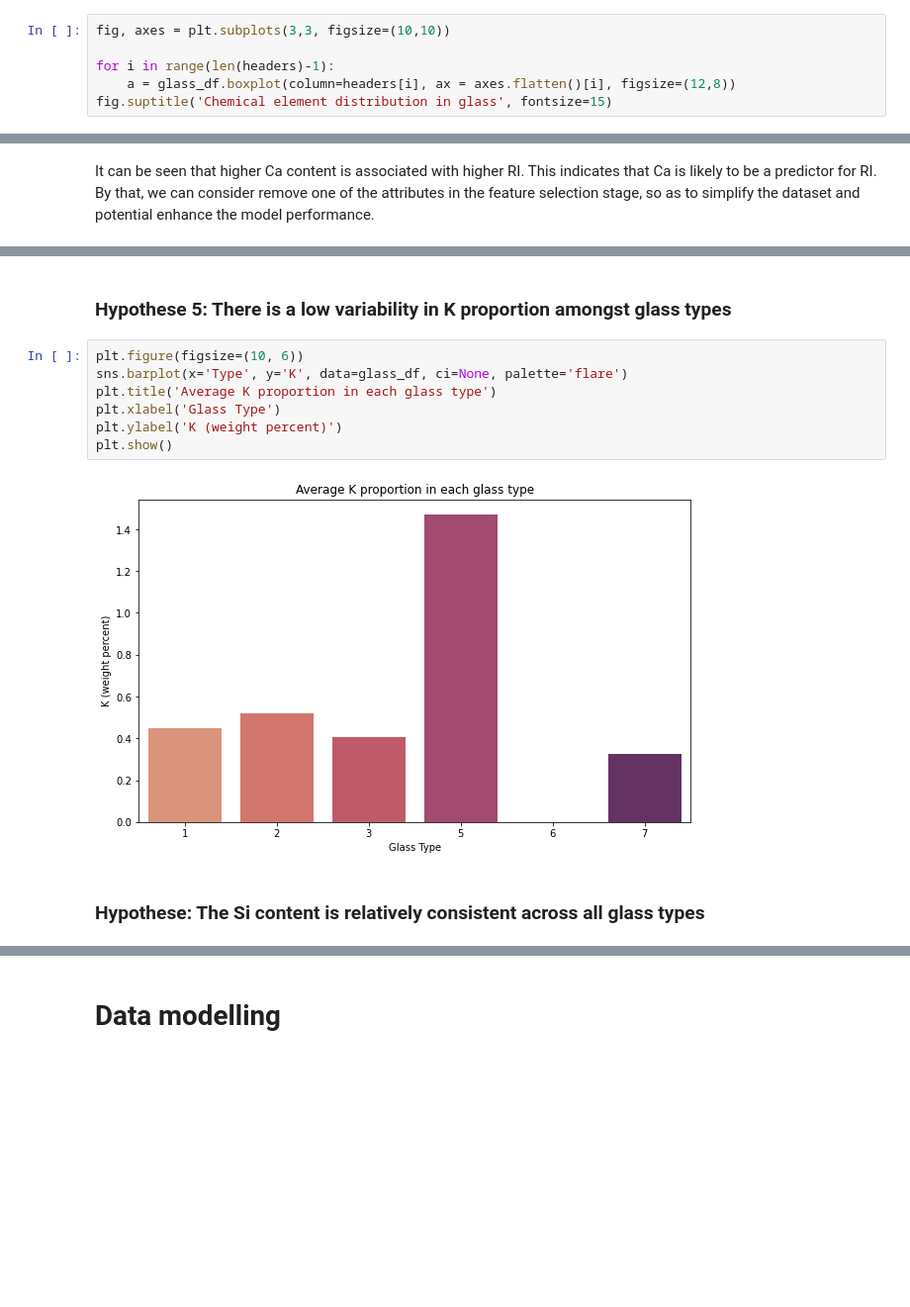
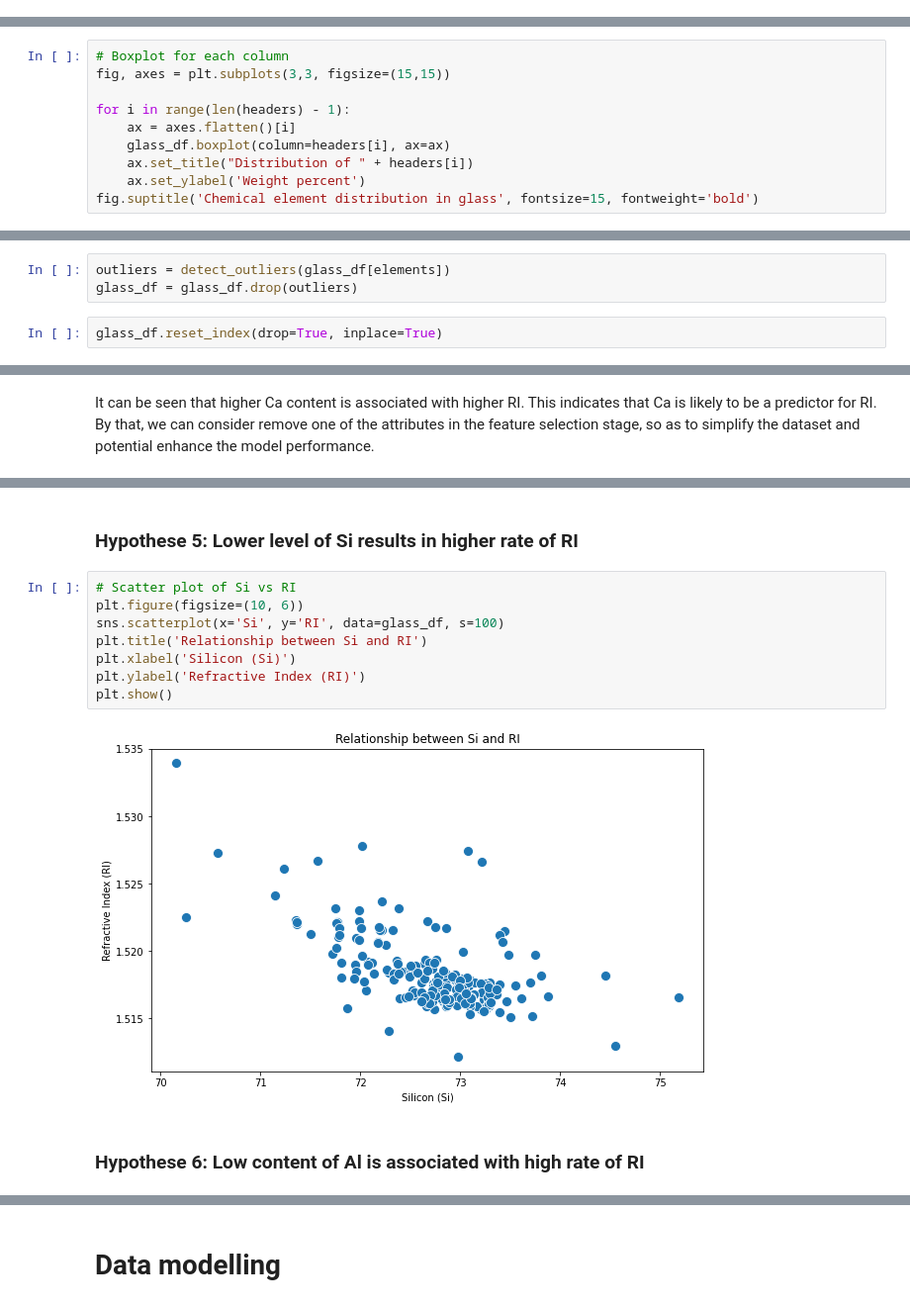
Before and after one commit to xian-94/ds_asm2_clustering, a Jupyter notebook: assignment2.ipynb, the cells around one changed output, grey strips where cells are left out. Shown at 99% size. Drawn from its saved outputs; the diff is of its cells as text; blank space fills up the shorter version.

```diff
--- a/assignment2.ipynb
+++ b/assignment2.ipynb
@@ -70,6 +88,0 @@ We further detects impossible values and outliers in the dataset using boxplot.
-# %%
-fig, axes = plt.subplots(3,3, figsize=(10,10))
-
-for i in range(len(headers)-1):
-    a = glass_df.boxplot(column=headers[i], ax = axes.flatten()[i], figsize=(12,8))
-fig.suptitle('Chemical element distribution in glass', fontsize=15)
@@ -145,0 +157,10 @@ There is no negative value of RI. However, it can be seen that the unit measurem
+# %%
+# Boxplot for each column
+fig, axes = plt.subplots(3,3, figsize=(15,15))
+
+for i in range(len(headers) - 1):
+    ax = axes.flatten()[i]
+    glass_df.boxplot(column=headers[i], ax=ax)
+    ax.set_title("Distribution of " + headers[i])
+    ax.set_ylabel('Weight percent')
+fig.suptitle('Chemical element distribution in glass', fontsize=15, fontweight='bold')
@@ -146,3 +207,8 @@ There is no negative value of RI. However, it can be seen that the unit measurem
+# %%
+outliers = detect_outliers(glass_df[elements])
+glass_df = glass_df.drop(outliers)
+# %%
+glass_df.reset_index(drop=True, inplace=True)
 # %% [markdown]
 # Data exploration
 # %% [markdown]
@@ -299,14 +435,15 @@ plt.show()
 # %% [markdown]
-### Hypothese 5: There is a low variability in K proportion amongst glass types
+### Hypothese 5: Lower level of Si results in higher rate of RI
 # %%
+# Scatter plot of Si vs RI
 plt.figure(figsize=(10, 6))
-sns.barplot(x='Type', y='K', data=glass_df, ci=None, palette='flare')
-plt.title('Average K proportion in each glass type')
-plt.xlabel('Glass Type')
-plt.ylabel('K (weight percent)')
+sns.scatterplot(x='Si', y='RI', data=glass_df, s=100)
+plt.title('Relationship between Si and RI')
+plt.xlabel('Silicon (Si)')
+plt.ylabel('Refractive Index (RI)')
 plt.show()
 # %% [output]
-[figure, old version]
+[figure, new version]
 # %% [markdown]
-### Hypothese:  The Si content is relatively consistent across all glass types
+### Hypothese 6: Low content of Al is associated with high rate of RI
 # %%
```
Also changed, not shown: parts of 101 cells of this notebook.
